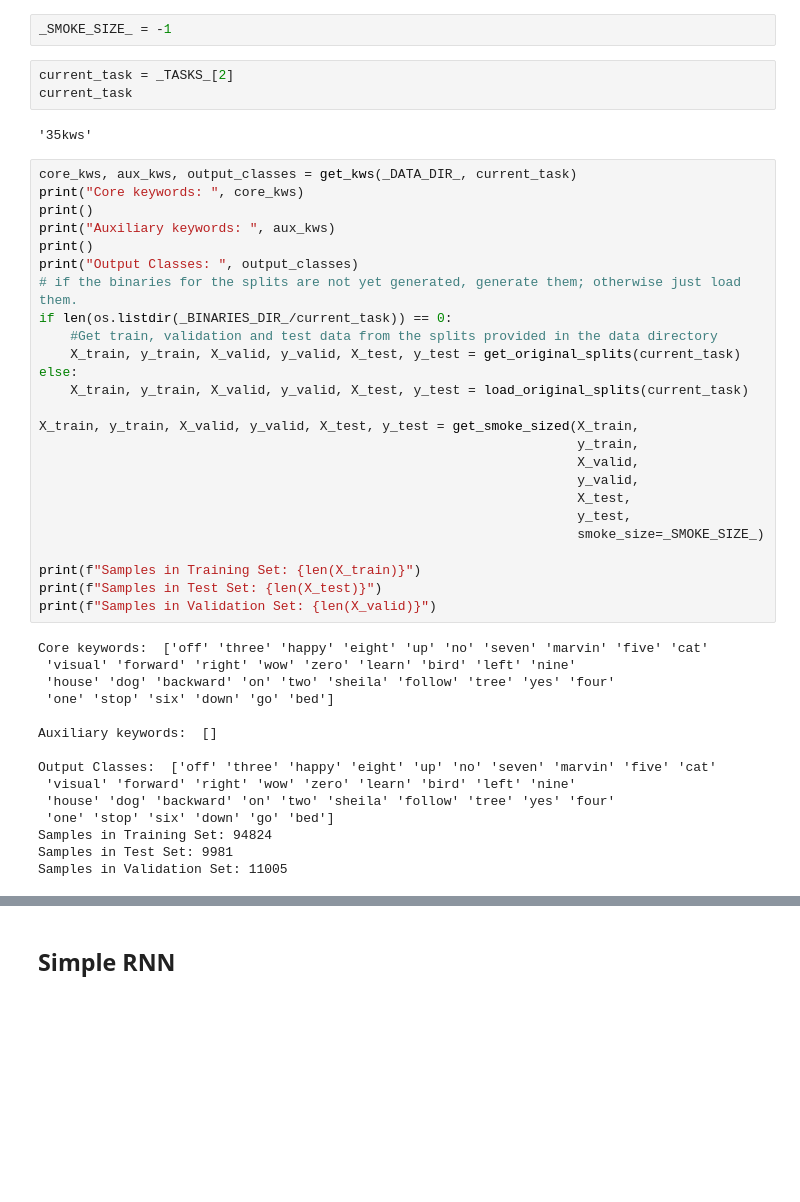
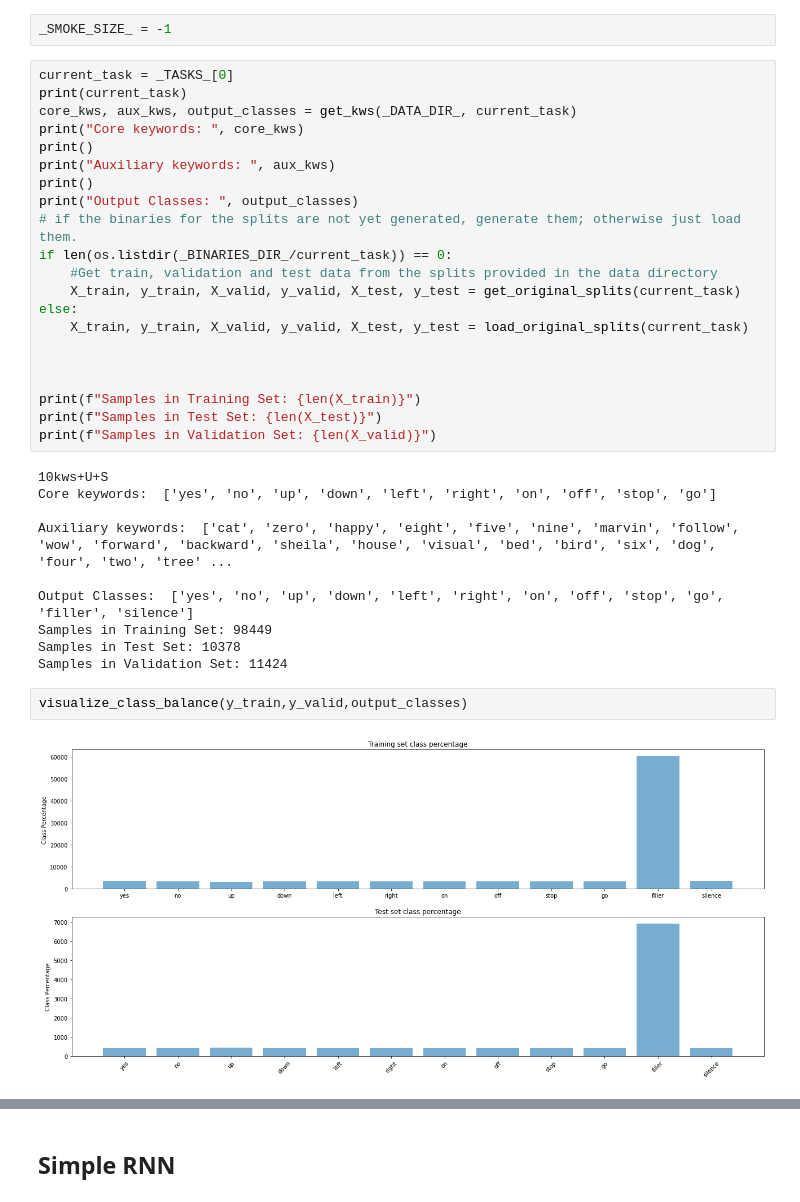
Before and after one commit to rmazzier/HDA-Project-Key-Word-Spotting, a Jupyter notebook: RNN Experiments.ipynb, the cells around one changed output, grey strips where cells are left out. Saved outputs shown, nothing was run; the diff lists cells and outputs as text; blank space fills up the shorter version.

```diff
--- a/RNN Experiments.ipynb
+++ b/RNN Experiments.ipynb
@@ -37,11 +38,8 @@ np.random.seed(seed)
 # %%
 _SMOKE_SIZE_ = -1
-# %%
-current_task = _TASKS_[2]
-current_task
-# %% [output]
-'35kws'
 # %%
+current_task = _TASKS_[0]
+print(current_task)
 core_kws, aux_kws, output_classes = get_kws(_DATA_DIR_, current_task)
 print("Core keywords: ", core_kws)
 print()
@@ -55,31 +53,24 @@ if len(os.listdir(_BINARIES_DIR_/current_task)) == 0:
 else:
     X_train, y_train, X_valid, y_valid, X_test, y_test = load_original_splits(current_task)
 
-X_train, y_train, X_valid, y_valid, X_test, y_test = get_smoke_sized(X_train,
-                                                                     y_train,
-                                                                     X_valid,
-                                                                     y_valid,
-                                                                     X_test,
-                                                                     y_test,
-                                                                     smoke_size=_SMOKE_SIZE_)
+
 
 print(f"Samples in Training Set: {len(X_train)}")
 print(f"Samples in Test Set: {len(X_test)}")
 print(f"Samples in Validation Set: {len(X_valid)}")
 # %% [output]
-Core keywords:  ['off' 'three' 'happy' 'eight' 'up' 'no' 'seven' 'marvin' 'five' 'cat'
- 'visual' 'forward' 'right' 'wow' 'zero' 'learn' 'bird' 'left' 'nine'
- 'house' 'dog' 'backward' 'on' 'two' 'sheila' 'follow' 'tree' 'yes' 'four'
- 'one' 'stop' 'six' 'down' 'go' 'bed']
+10kws+U+S
+Core keywords:  ['yes', 'no', 'up', 'down', 'left', 'right', 'on', 'off', 'stop', 'go']
 
-Auxiliary keywords:  []
+Auxiliary keywords:  ['cat', 'zero', 'happy', 'eight', 'five', 'nine', 'marvin', 'follow', 'wow', 'forward', 'backward', 'sheila', 'house', 'visual', 'bed', 'bird', 'six', 'dog', 'four', 'two', 'tree' ...
 
-Output Classes:  ['off' 'three' 'happy' 'eight' 'up' 'no' 'seven' 'marvin' 'five' 'cat'
- 'visual' 'forward' 'right' 'wow' 'zero' 'learn' 'bird' 'left' 'nine'
- 'house' 'dog' 'backward' 'on' 'two' 'sheila' 'follow' 'tree' 'yes' 'four'
- 'one' 'stop' 'six' 'down' 'go' 'bed']
-Samples in Training Set: 94824
-Samples in Test Set: 9981
-Samples in Validation Set: 11005
+Output Classes:  ['yes', 'no', 'up', 'down', 'left', 'right', 'on', 'off', 'stop', 'go', 'filler', 'silence']
+Samples in Training Set: 98449
+Samples in Test Set: 10378
+Samples in Validation Set: 11424
+# %%
+visualize_class_balance(y_train,y_valid,output_classes)
+# %% [output]
+[figure, added]
 # %%
 batch_size = 128
```
Also changed, not shown: parts of 37 cells of this notebook, 29 other files.
